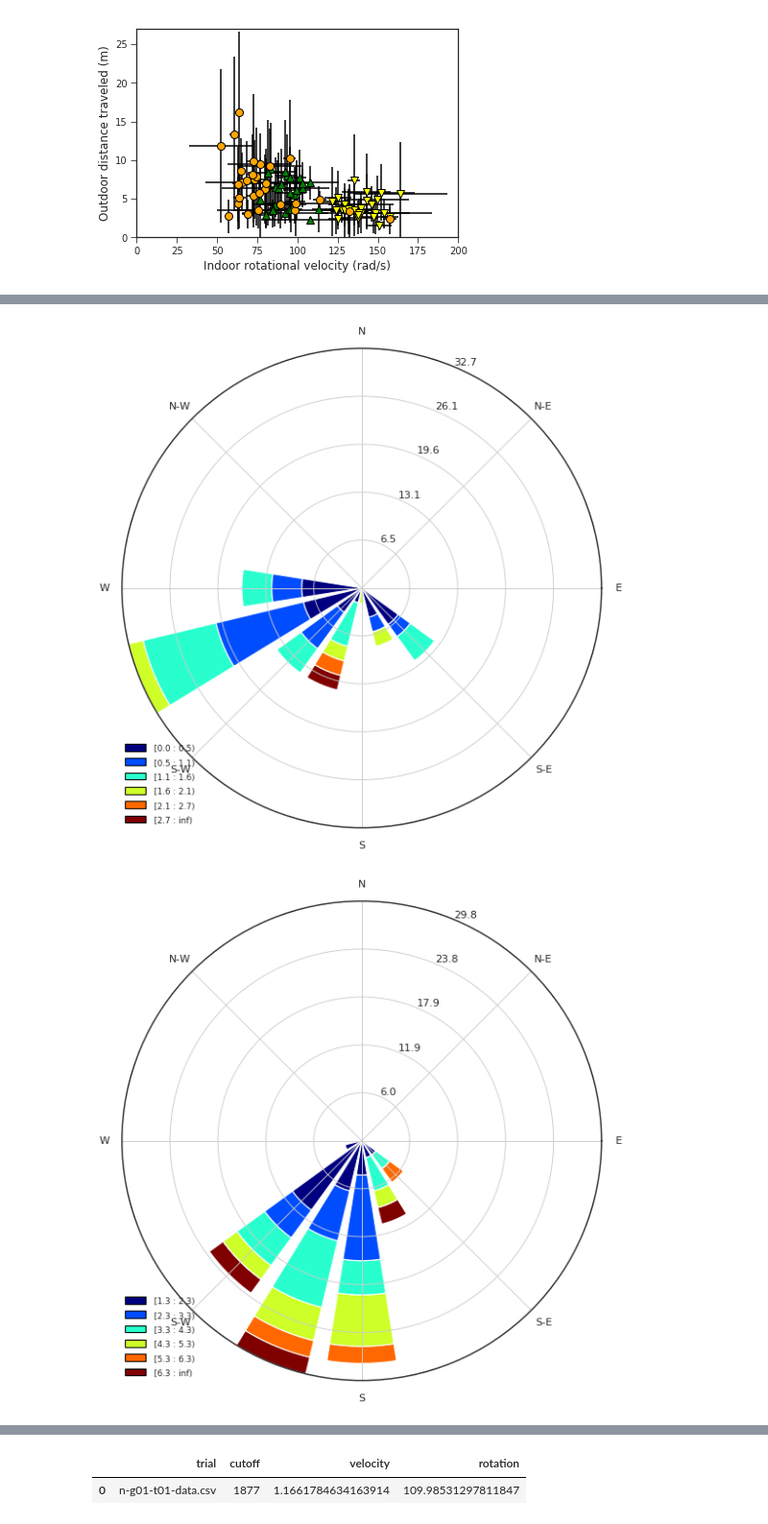
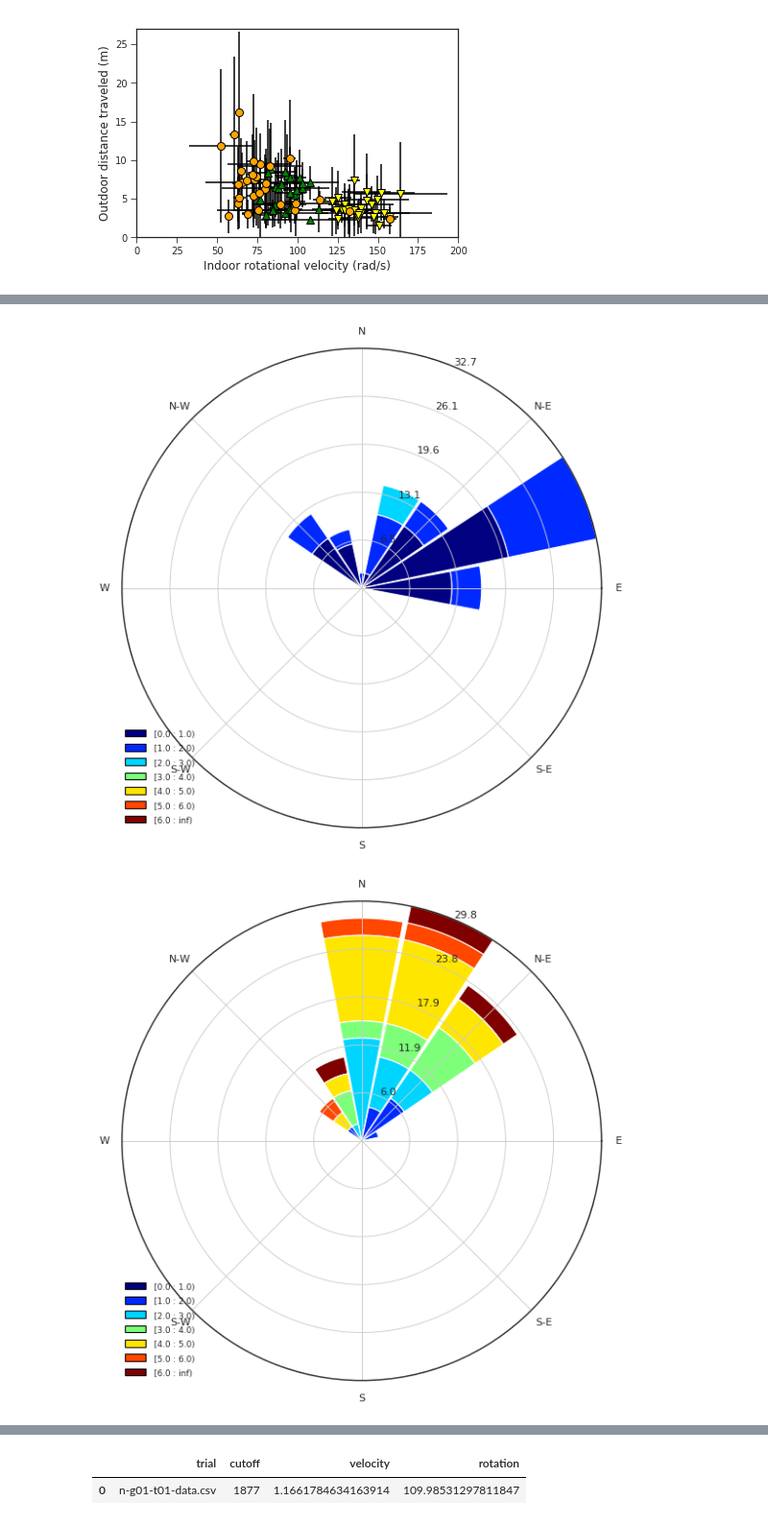
Before and after one commit to RossDynamics/team-samara, a Jupyter notebook: AllDataViz.ipynb, the cells around one changed output, grey strips where cells are left out. Shown: that part at 96% size. Cells and saved outputs as stored; diff of their text form; code cells hidden in the pictures.

Commit message:
Updated several figures

```diff
--- a/AllDataViz.ipynb
+++ b/AllDataViz.ipynb
@@ -312,6 +312,9 @@ fig, ax = plt.subplots(figsize=(3.25,3))
 fig2, ax2 = plt.subplots(nrows=1, ncols=3, figsize=(6.5,2.8), sharex=True, sharey=True)
 fig3, ax3 = plt.subplots(figsize=(3.25,3))
 
+# fig4, ax4 = plt.subplots(figsize=(1,1))
+# fig5, ax5 = plt.subplots(figsize=(1,1))
+# fig6, ax6 = plt.subplots(figsize=(1,1))
 WindAxList = [WindroseAxes.from_ax() for k in range(3)]
 
 NTimes = []
@@ -321,6 +324,10 @@ NDists = []
 RDists = []
 SDists = []
 
+RWindage = []
+NWindage = []
+SWindage = []
+
 for k, (start, stop, dropdata) in enumerate(zip(starttimes, stoptimes,df_list)):
     j = max([1, k])-1
     start = pd.Timestamp(start)
@@ -328,8 +335,17 @@ for k, (start, stop, dropdata) in enumerate(zip(starttimes, stoptimes,df_list)):
     temp=weatherData[np.logical_and(weatherData['Times']>start,weatherData['Times']<stop)]
     Directions = temp['Wind Vane'].values
     Speeds = temp['Anemometer'].values*0.44704
-    WindAxList[max(k-1,0)].bar(Directions, Speeds, normed=True, opening=0.8, edgecolor='white')
-    WindAxList[max(k-1,0)].set_legend()
+    if k == 0:
+        tempDirections = Directions.copy()
+        tempSpeeds = Speeds.copy()
+    elif k == 1:
+        tempDirections = tempDirections+Directions.copy()
+        tempSpeeds = tempSpeeds+Speeds.copy()
+        WindAxList[k-1].bar(tempDirections, tempSpeeds, bins=[k for k in range(7)], blowto=True, normed=True, opening=0.95, edgecolor='white')
+        WindAxList[k-1].set_legend()
+    else:
+        WindAxList[k-1].bar(Directions, Speeds, bins=[k for k in range(7)], blowto=True, normed=True, opening=0.95, edgecolor='white')
+        WindAxList[k-1].set_legend()
     WindAng = np.mean(np.arctan2(Speeds*np.sin(Directions), Speeds*np.cos(Directions)))
     WindSpeed = np.mean(Speeds)
     # Wind angle gives clockwise angle with 0 = south. Measurement gives clockwise angle with 0=north.
@@ -364,6 +380,7 @@ TimeLists = [RTimes, NTimes, STimes]
 DistLists = [RDists, NDists, SDists]
 Colors = [0.9*np.array([1,165/255,0]), np.array([0,1,0]), np.array([0.8,0.8,0])]
 
+means, errs = [], []
 for (Times, Dists, color) in zip(TimeLists, DistLists, Colors):
     x = np.array(Times)
     x = x.reshape(len(x), 1)
@@ -372,26 +389,42 @@ for (Times, Dists, color) in zip(TimeLists, DistLists, Colors):
     ss = np.sum((y-np.mean(y))**2)
     print(m, 1-res/ss)
     ax.plot(x, m*x, color=color)
+    Coeffs = [D/T for (T,D) in zip(x, y)]
+    means.append(np.mean(Coeffs))
+    errs.append(np.std(Coeffs))
+
+fig7, ax7 = plt.subplots()
+ax7.bar([0,1,2], means, yerr=errs, align='center', alpha=0.5, ecolor='black', capsize=10)
+ax7.set_xticks([0,1,2])
+ax7.set_xticklabels(['Real Norway', '3D-printed Norway', '3D-printed Silver'])
+plt.ylabel('Windage coefficient')
+plt.savefig('Figures/WindageBarplot.eps', transparent=True, bbox_inches='tight')
+plt.savefig('Figures/WindageBarplot.png', dpi=300, transparent=True, bbox_inches='tight')
 
 plt.sca(ax)
 plt.xlabel('Windage', fontsize=12)
 plt.ylabel('Distance', fontsize=12)
 plt.ylim([0, 25])
-plt.savefig('windage.eps', transparent=True, bbox_inches='tight')
-plt.savefig('windage.png', dpi=300, transparent=True, bbox_inches='tight')
+plt.savefig('Figures/windage.eps', transparent=True, bbox_inches='tight')
+plt.savefig('Figures/windage.png', dpi=300, transparent=True, bbox_inches='tight')
 
 plt.sca(ax2[1])
 plt.xlabel('Downwind landing', fontsize=12)
 plt.sca(ax2[0])
 plt.ylabel('Crosswind landing', fontsize=12)
-plt.savefig('landing.eps', transparent=True, bbox_inches='tight')
-plt.savefig('landing.png', dpi=300, transparent=True, bbox_inches='tight')
+plt.savefig('Figures/landing.eps', transparent=True, bbox_inches='tight')
+plt.savefig('Figures/landing.png', dpi=300, transparent=True, bbox_inches='tight')
 
 plt.sca(ax3)
 plt.xlabel('Descent time', fontsize=12)
 plt.ylabel('Distance', fontsize=12)
-plt.savefig('time-dist.eps', transparent=True, bbox_inches='tight')
-plt.savefig('time-dist.png', dpi=300, transparent=True, bbox_inches='tight')
+plt.savefig('Figures/time-dist.eps', transparent=True, bbox_inches='tight')
+plt.savefig('Figures/time-dist.png', dpi=300, transparent=True, bbox_inches='tight')
+
+for k in range(3):
+    plt.sca(WindAxList[k])
+    plt.savefig(f'Figures/windrose_day{k}.eps', transparent=True, bbox_inches='tight')
+    plt.savefig(f'Figures/windrose_day{k}.png', dpi=300, transparent=True, bbox_inches='tight')
 # %% [output]
 2.125 262.0
 8.25 70.6875
@@ -407,2 +440,2 @@ plt.savefig('time-dist.png', dpi=300, transparent=True, bbox_inches='tight')
-[figure, old version]
+[figure, new version]
-[figure, old version]
+[figure, new version]
```
Also changed, not shown: parts of 5 cells of this notebook, 23 other files.
